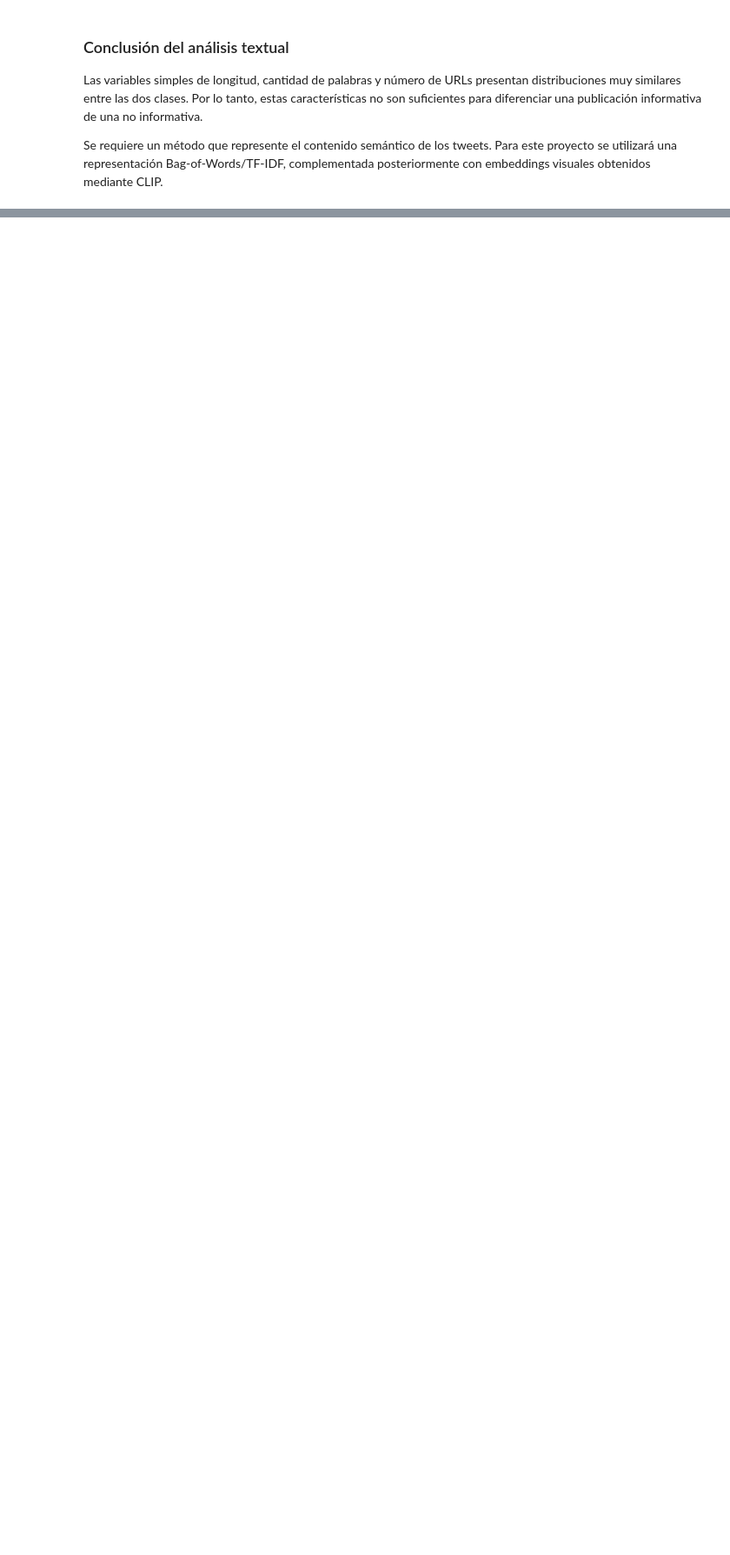
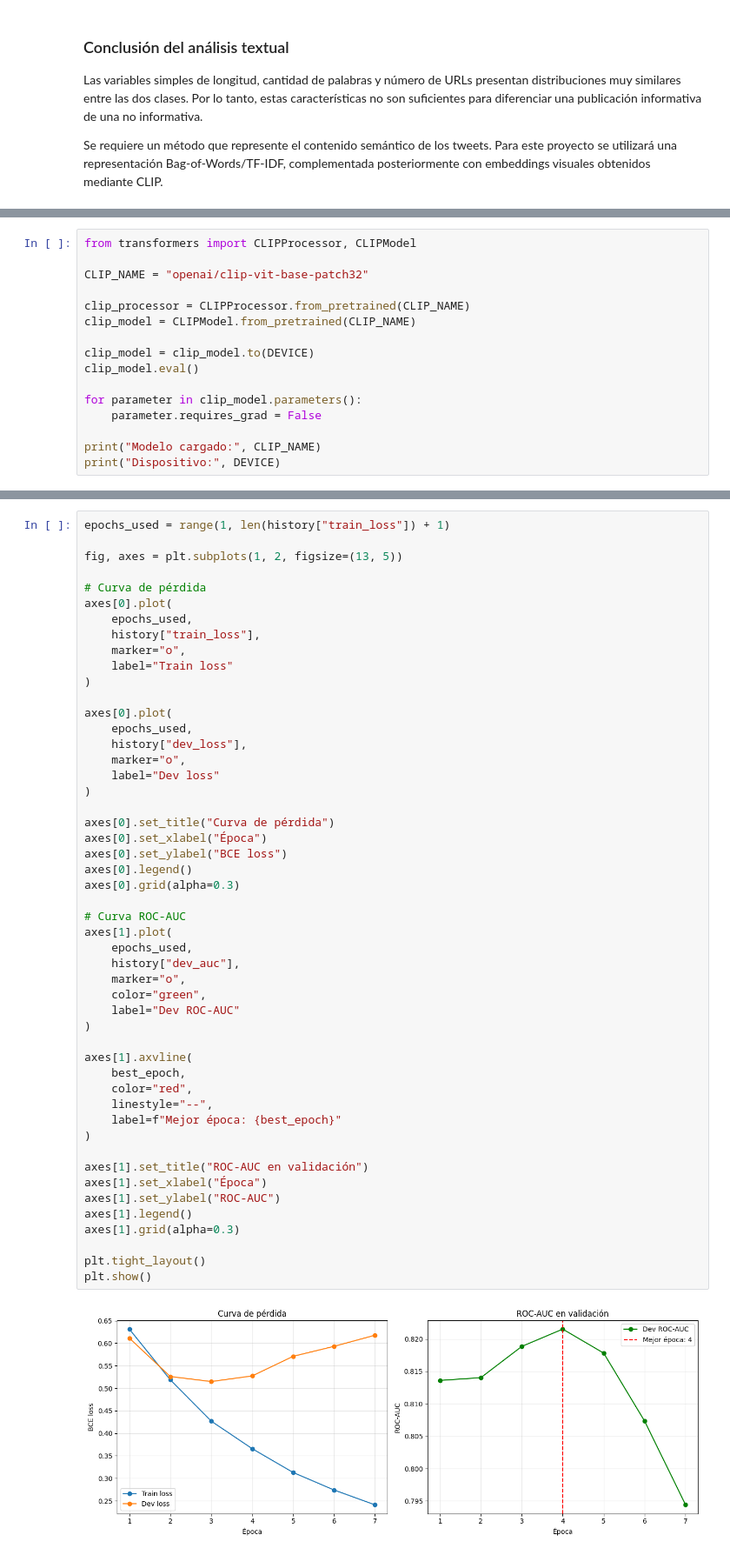
Before and after one commit to jessicamile94-star/crisis-mmd-multimodal-emergency-detection, a Jupyter notebook: CrisisMMD_Multimodal_Jessica_Ballesteros.ipynb, the cells around one changed output, grey strips where cells are left out. Shown at 87% size. Saved outputs shown, nothing was run; the diff lists cells and outputs as text; blank space fills up the shorter version.

```diff
--- a/CrisisMMD_Multimodal_Jessica_Ballesteros.ipynb
+++ b/CrisisMMD_Multimodal_Jessica_Ballesteros.ipynb
@@ -382,0 +484,16 @@ Se requiere un método que represente el contenido semántico de los tweets. Par
+# %%
+from transformers import CLIPProcessor, CLIPModel
+
+CLIP_NAME = "openai/clip-vit-base-patch32"
+
+clip_processor = CLIPProcessor.from_pretrained(CLIP_NAME)
+clip_model = CLIPModel.from_pretrained(CLIP_NAME)
+
+clip_model = clip_model.to(DEVICE)
+clip_model.eval()
+
+for parameter in clip_model.parameters():
+    parameter.requires_grad = False
+
+print("Modelo cargado:", CLIP_NAME)
+print("Dispositivo:", DEVICE)
@@ -382,0 +945,52 @@ Se requiere un método que represente el contenido semántico de los tweets. Par
+# %%
+epochs_used = range(1, len(history["train_loss"]) + 1)
+
+fig, axes = plt.subplots(1, 2, figsize=(13, 5))
+
+# Curva de pérdida
+axes[0].plot(
+    epochs_used,
+    history["train_loss"],
+    marker="o",
+    label="Train loss"
+)
+
+axes[0].plot(
+    epochs_used,
+    history["dev_loss"],
+    marker="o",
+    label="Dev loss"
+)
+
+axes[0].set_title("Curva de pérdida")
+axes[0].set_xlabel("Época")
+axes[0].set_ylabel("BCE loss")
+axes[0].legend()
+axes[0].grid(alpha=0.3)
+
+# Curva ROC-AUC
+axes[1].plot(
+    epochs_used,
+    history["dev_auc"],
+    marker="o",
+    color="green",
+    label="Dev ROC-AUC"
+)
+
+axes[1].axvline(
+    best_epoch,
+    color="red",
+    linestyle="--",
+    label=f"Mejor época: {best_epoch}"
+)
+
+axes[1].set_title("ROC-AUC en validación")
+axes[1].set_xlabel("Época")
+axes[1].set_ylabel("ROC-AUC")
+axes[1].legend()
+axes[1].grid(alpha=0.3)
+
+plt.tight_layout()
+plt.show()
+# %% [output]
+[figure, added]
```
Also changed, not shown: parts of 26 cells of this notebook.
